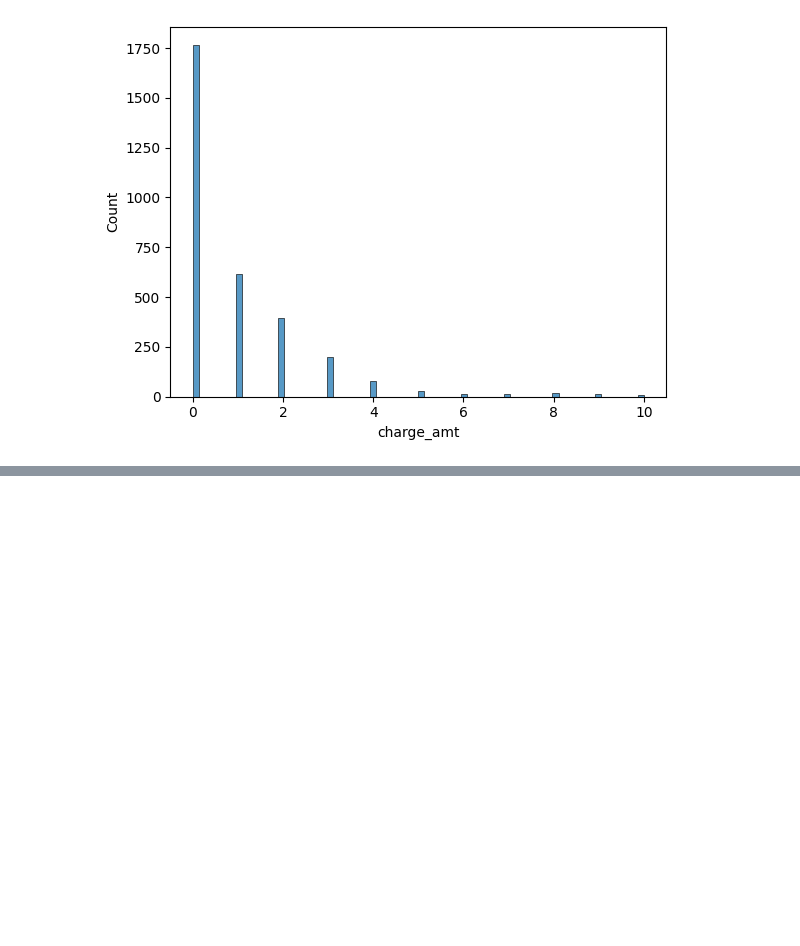
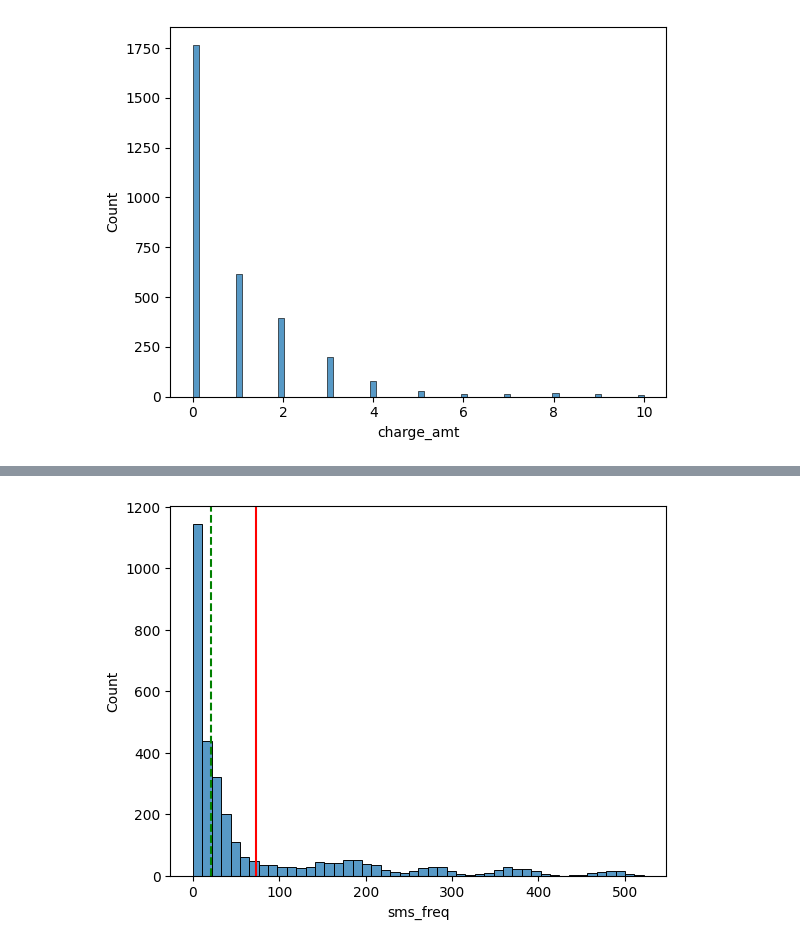
Before and after one commit to mlcuadra1/Churn-Risk-EDA, a Jupyter notebook: notebooks/Script 2 - EDA.ipynb, the cells around one changed output, grey strips where cells are left out. Saved outputs shown, nothing was run; the diff lists cells and outputs as text; code cells hidden in the pictures; blank space fills up the shorter version.

```diff
--- a/notebooks/Script 2 - EDA.ipynb
+++ b/notebooks/Script 2 - EDA.ipynb
@@ -152,0 +165,6 @@ sns.histplot(x='charge_amt', data=df)
+# %%
+sns.histplot(x='sms_freq', data=df)
+
+draw_mean_median(df['sms_freq'])
+# %% [output]
+[figure, added]
```
Also changed, not shown: parts of 8 cells of this notebook.
